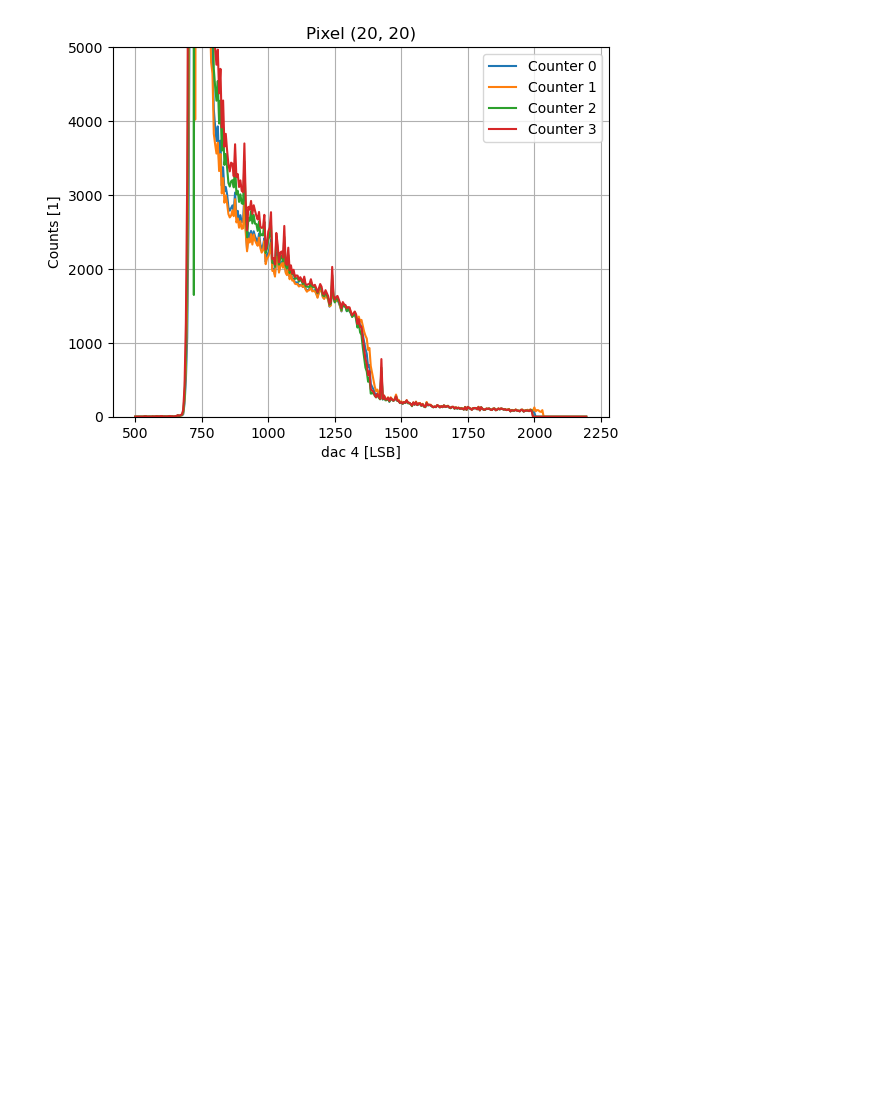
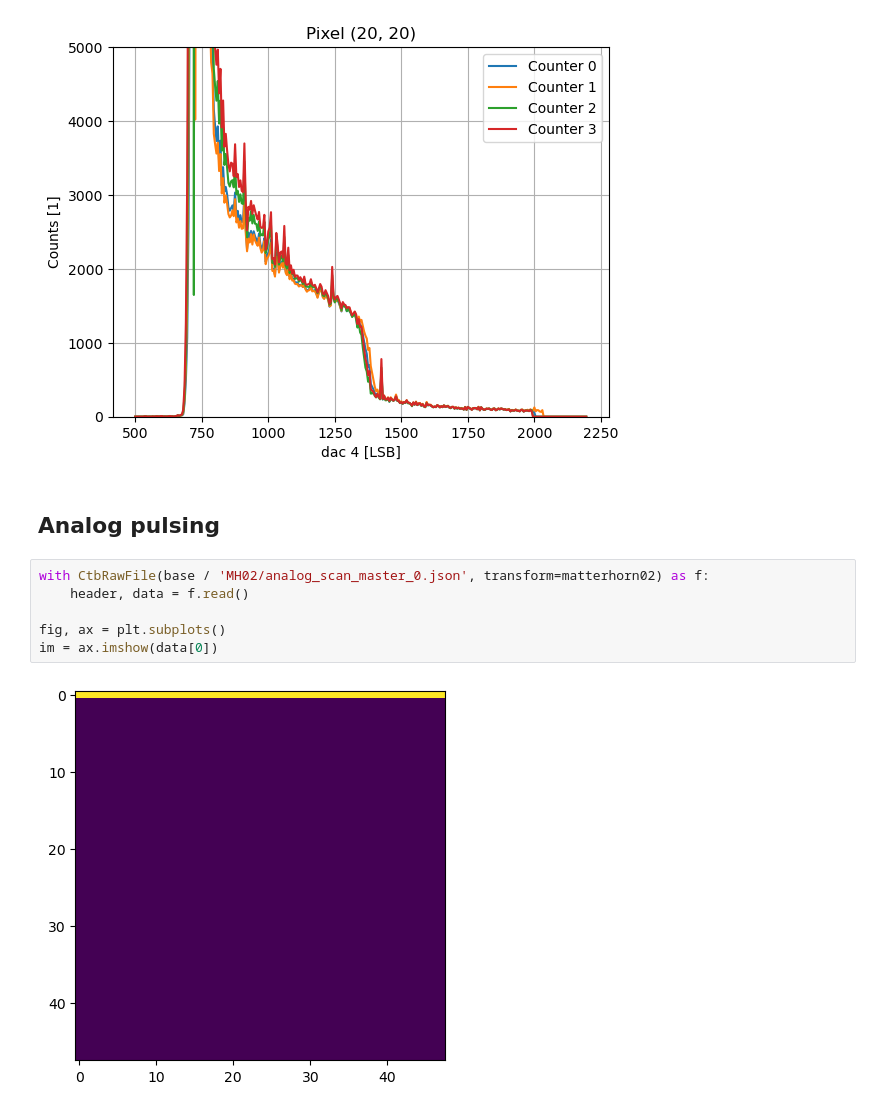
Before and after one commit to slsdetectorgroup/aare-notebooks, a Jupyter notebook: 03-read_matterhorn02.ipynb, the cells around one changed output. Saved outputs shown, nothing was run; the diff lists cells and outputs as text; blank space fills up the shorter version.

```diff
--- a/03-read_matterhorn02.ipynb
+++ b/03-read_matterhorn02.ipynb
@@ -78,3 +78,13 @@ ax.set_title(f'Pixel {p}')
 (340, 4, 48, 48)
 Text(0.5, 1.0, 'Pixel (20, 20)')
 [figure]
+# %% [markdown]
+## Analog pulsing
+# %%
+with CtbRawFile(base / 'MH02/analog_scan_master_0.json', transform=matterhorn02) as f:
+    header, data = f.read()
+
+fig, ax = plt.subplots()
+im = ax.imshow(data[0])
+# %% [output]
+[figure, added]
```
Also changed, not shown: parts of 1 cell of this notebook, 2 other files.
